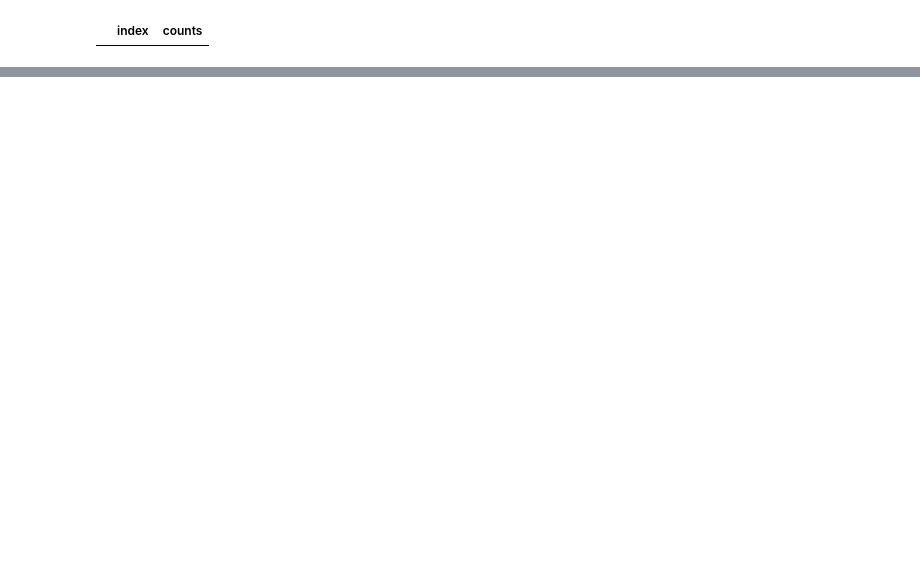
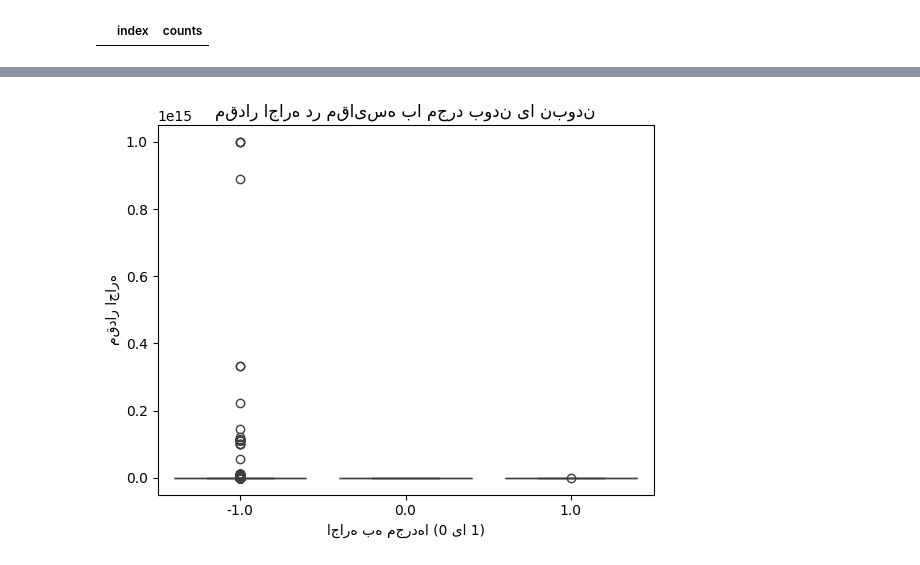
Before and after one commit to sajjadesmaili/divar-analysis, a Jupyter notebook: src/eda.ipynb, the cells around one changed output, grey strips where cells are left out. Cells and saved outputs as stored; diff of their text form; code cells hidden in the pictures; blank space fills up the shorter version.

```diff
--- a/src/eda.ipynb
+++ b/src/eda.ipynb
@@ -280,0 +578,9 @@ df
+# %%
+#👤 ارتباط با rent_to_single
+sns.boxplot(data=df, x='rent_to_single', y='rent_value')
+plt.title("مقدار اجاره در مقایسه با مجرد بودن یا نبودن")
+plt.xlabel("اجاره به مجردها (0 یا 1)")
+plt.ylabel("مقدار اجاره")
+plt.show()
+# %% [output]
+[figure, added]
```
Also changed, not shown: parts of 34 cells of this notebook.
